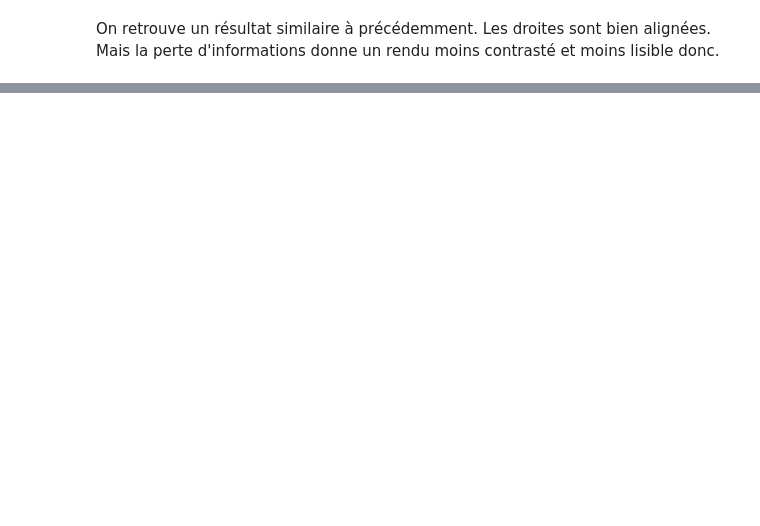
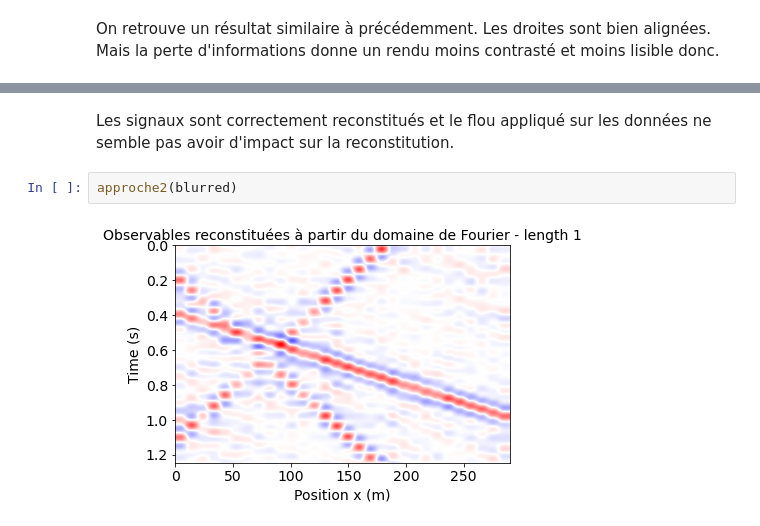
Before and after one commit to gabrielleberrada/projet_traitement_signal, a Jupyter notebook: mini_projet_interpolation/mini_projet_groupe3.ipynb, the cells around one changed output, grey strips where cells are left out. Saved outputs shown, nothing was run; the diff lists cells and outputs as text; blank space fills up the shorter version.

```diff
--- a/mini_projet_interpolation/mini_projet_groupe3.ipynb
+++ b/mini_projet_interpolation/mini_projet_groupe3.ipynb
@@ -1034,0 +1064,6 @@ L'approche 1 repose sur la linéarité des événements. On se doute donc que la
+# %% [markdown]
+Les signaux sont correctement reconstitués et le flou appliqué sur les données ne semble pas avoir d'impact sur la reconstitution.
+# %%
+approche2(blurred)
+# %% [output]
+[figure, added]
```
Also changed, not shown: parts of 22 cells of this notebook.
